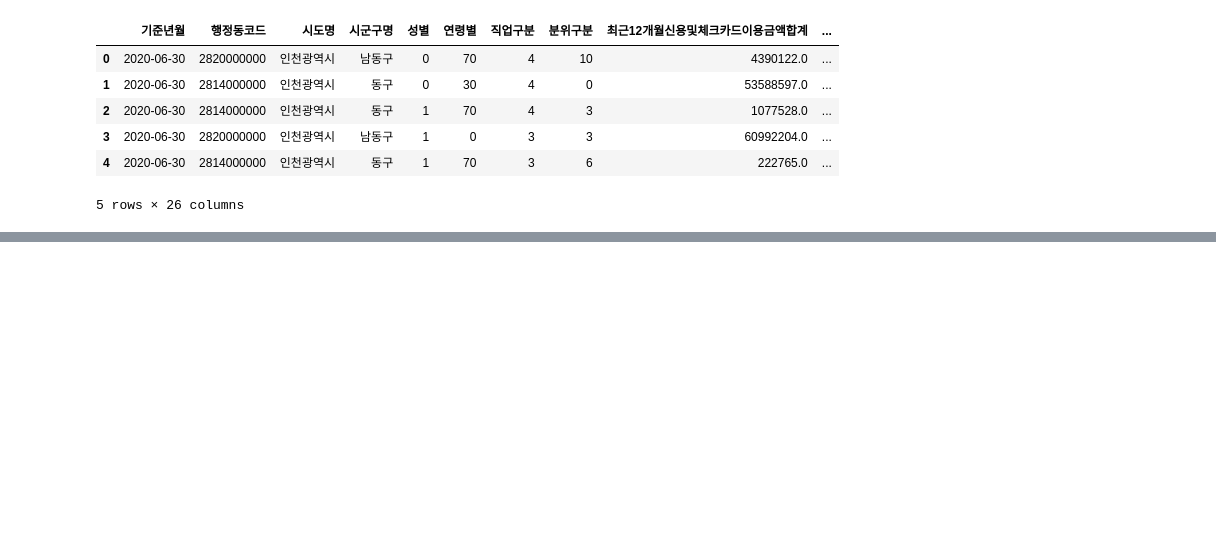
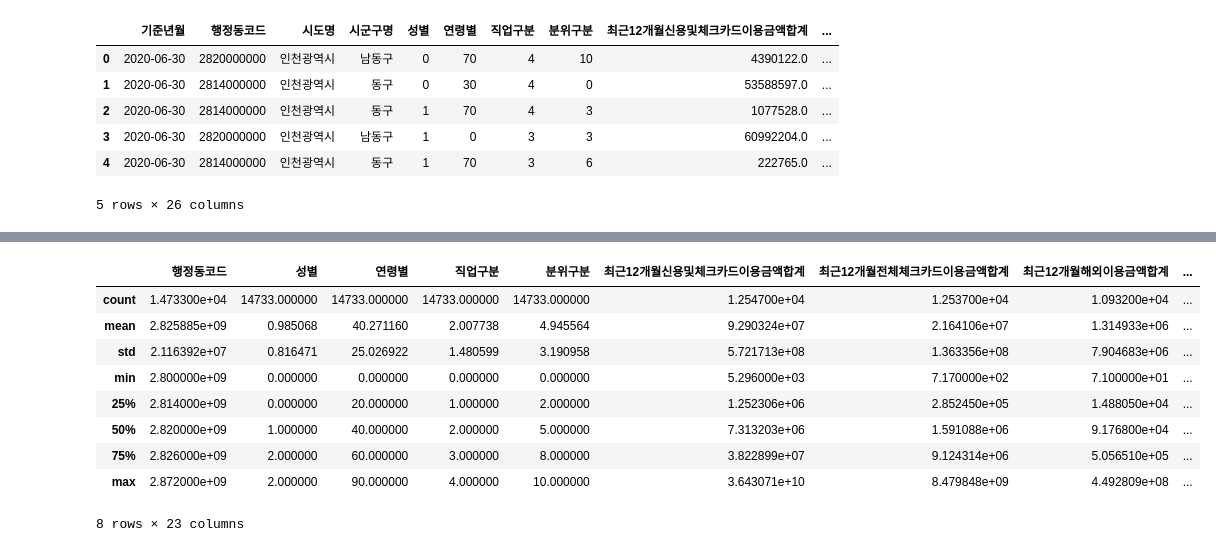
Before and after one commit to Konkuk-Univ-Glocal-Campus/ml202401-midterm-LeeEulHo, a Jupyter notebook: clustering_202121859.ipynb, the cells around one changed output, grey strips where cells are left out. Saved outputs shown, nothing was run; the diff lists cells and outputs as text; code cells hidden in the pictures; blank space fills up the shorter version.

```diff
--- a/clustering_202121859.ipynb
+++ b/clustering_202121859.ipynb
@@ -85,0 +143,15 @@ df.head()
+# %%
+# 데이터의 요약 확인
+
+df.describe()
+# %% [output]
+|  | 행정동코드 | 성별 | 연령별 | 직업구분 | 분위구분 | 최근12개월신용및체크카드이용금액합계 | 최근12개월전체체크카드이용금액합계 | 최근12개월해외이용금액합계 | ... |
+| count | 1.473300e+04 | 14733.000000 | 14733.000000 | 14733.000000 | 14733.000000 | 1.254700e+04 | 1.253700e+04 | 1.093200e+04 | ... |
+| mean | 2.825885e+09 | 0.985068 | 40.271160 | 2.007738 | 4.945564 | 9.290324e+07 | 2.164106e+07 | 1.314933e+06 | ... |
+| std | 2.116392e+07 | 0.816471 | 25.026922 | 1.480599 | 3.190958 | 5.721713e+08 | 1.363356e+08 | 7.904683e+06 | ... |
+| min | 2.800000e+09 | 0.000000 | 0.000000 | 0.000000 | 0.000000 | 5.296000e+03 | 7.170000e+02 | 7.100000e+01 | ... |
+| 25% | 2.814000e+09 | 0.000000 | 20.000000 | 1.000000 | 2.000000 | 1.252306e+06 | 2.852450e+05 | 1.488050e+04 | ... |
+| 50% | 2.820000e+09 | 1.000000 | 40.000000 | 2.000000 | 5.000000 | 7.313203e+06 | 1.591088e+06 | 9.176800e+04 | ... |
+| 75% | 2.826000e+09 | 2.000000 | 60.000000 | 3.000000 | 8.000000 | 3.822899e+07 | 9.124314e+06 | 5.056510e+05 | ... |
+| max | 2.872000e+09 | 2.000000 | 90.000000 | 4.000000 | 10.000000 | 3.643071e+10 | 8.479848e+09 | 4.492809e+08 | ... |
+8 rows × 23 columns
```
Also changed, not shown: parts of 5 cells of this notebook.
